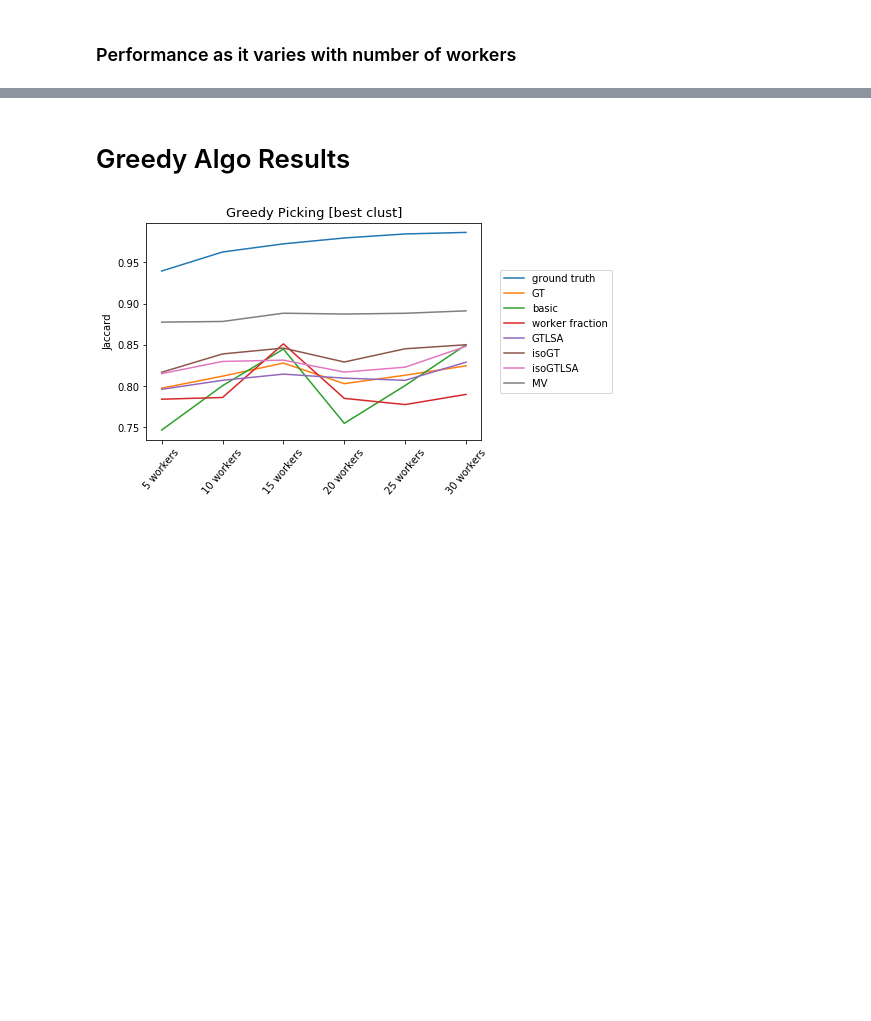
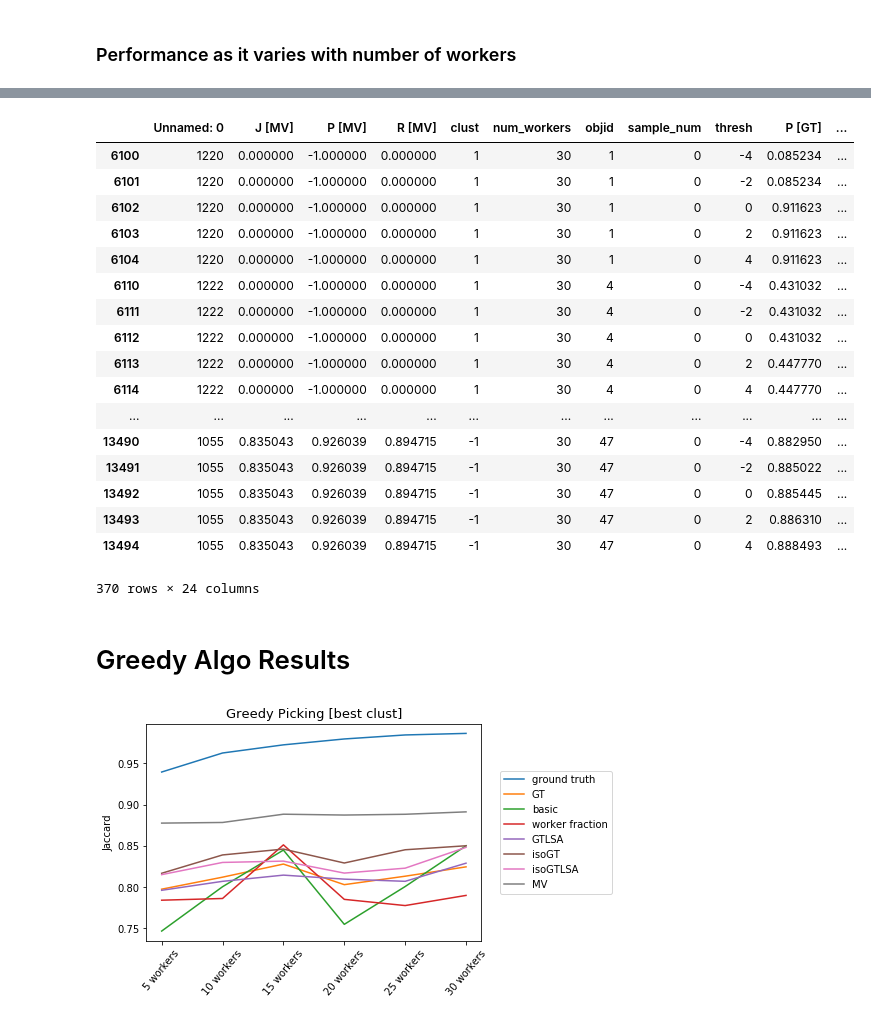
Before and after one commit to cognoscentai/segmentation, a Jupyter notebook: ipynb/PixelBasedGroundTruthExperiment-WithCluster.ipynb, the cells around one changed output, grey strips where cells are left out. Drawn from its saved outputs; the diff is of its cells as text; code cells hidden in the pictures; blank space fills up the shorter version.

```diff
--- a/ipynb/PixelBasedGroundTruthExperiment-WithCluster.ipynb
+++ b/ipynb/PixelBasedGroundTruthExperiment-WithCluster.ipynb
@@ -19,0 +37,16 @@ or matplotlib.backends is imported for the first time.
+# %%
+clust_df = pd.read_csv("spectral_clustering_all_hard_obj.csv")
+#pick the cluster with the highest count
+# clust_df["count"]=clust_df.groupby(['objid','cluster']).transform("count")
+# clust_df=clust_df.drop('wid',axis=1)
+# best_clust_df = clust_df.loc[clust_df.groupby(['objid'])["count"].idxmax()]
+# best_clust_df = best_clust_df.drop(["count"],axis=1)
+# pick the cluster with the highest MV
+best_clust_df = MV_clust.loc[MV_clust.groupby(["sample_num","num_workers","objid"])["MV_jaccard"].idxmax()]
+best_clust_df = best_clust_df.drop(['MV_precision','MV_recall','MV_jaccard'],axis=1)
+
+object_lst = [1, 2, 3, 4, 5, 6, 7, 8, 9, 10, 11, 12, 13, 14, 15, 16, 17, 18, 19, 20, 21, 22, 23, 24, 25, 26, 27, 28, 29, 30, 31, 32, 33, 34, 36, 37, 38, 39, 42, 43, 44, 45, 46, 47]
+noClust_obj =[obj for obj in object_lst if obj not in clust_df.objid.unique() ]
+# noClust_df = pd.DataFrame(zip(noClust_obj,list(-1*np.ones_like(noClust_obj))),columns=["objid","clust"])
+# clust_df = pd.concat([best_clust_df,noClust_df])
+best_clust_df = best_clust_df.rename(columns={'cluster':'clust'})
@@ -93,3 +126,24 @@ MV_best_clust_thresh= [0.8775262966952535, 0.87830363026608171, 0.88833647762838
+# %%
+best_clust_no_thresh_df[best_clust_no_thresh_df["num_workers"]==30]
+# %% [output]
+|  | Unnamed: 0 | J [MV] | P [MV] | R [MV] | clust | num_workers | objid | sample_num | thresh | P [GT] | ... |
+| 6100 | 1220 | 0.000000 | -1.000000 | 0.000000 | 1 | 30 | 1 | 0 | -4 | 0.085234 | ... |
+| 6101 | 1220 | 0.000000 | -1.000000 | 0.000000 | 1 | 30 | 1 | 0 | -2 | 0.085234 | ... |
+| 6102 | 1220 | 0.000000 | -1.000000 | 0.000000 | 1 | 30 | 1 | 0 | 0 | 0.911623 | ... |
+| 6103 | 1220 | 0.000000 | -1.000000 | 0.000000 | 1 | 30 | 1 | 0 | 2 | 0.911623 | ... |
+| 6104 | 1220 | 0.000000 | -1.000000 | 0.000000 | 1 | 30 | 1 | 0 | 4 | 0.911623 | ... |
+| 6110 | 1222 | 0.000000 | -1.000000 | 0.000000 | 1 | 30 | 4 | 0 | -4 | 0.431032 | ... |
+| 6111 | 1222 | 0.000000 | -1.000000 | 0.000000 | 1 | 30 | 4 | 0 | -2 | 0.431032 | ... |
+| 6112 | 1222 | 0.000000 | -1.000000 | 0.000000 | 1 | 30 | 4 | 0 | 0 | 0.431032 | ... |
+| 6113 | 1222 | 0.000000 | -1.000000 | 0.000000 | 1 | 30 | 4 | 0 | 2 | 0.447770 | ... |
+| 6114 | 1222 | 0.000000 | -1.000000 | 0.000000 | 1 | 30 | 4 | 0 | 4 | 0.447770 | ... |
+| ... | ... | ... | ... | ... | ... | ... | ... | ... | ... | ... | ... |
+| 13490 | 1055 | 0.835043 | 0.926039 | 0.894715 | -1 | 30 | 47 | 0 | -4 | 0.882950 | ... |
+| 13491 | 1055 | 0.835043 | 0.926039 | 0.894715 | -1 | 30 | 47 | 0 | -2 | 0.885022 | ... |
+| 13492 | 1055 | 0.835043 | 0.926039 | 0.894715 | -1 | 30 | 47 | 0 | 0 | 0.885445 | ... |
+| 13493 | 1055 | 0.835043 | 0.926039 | 0.894715 | -1 | 30 | 47 | 0 | 2 | 0.886310 | ... |
+| 13494 | 1055 | 0.835043 | 0.926039 | 0.894715 | -1 | 30 | 47 | 0 | 4 | 0.888493 | ... |
+370 rows × 24 columns
 # %%
 def plot_PRcurve(objid,num_worker,sample_num=0):
     objdf = df[(df["num_workers"]==num_worker)&(df["sample_num"]==sample_num)&(df["objid"]==objid)]
```
Also changed, not shown: parts of 15 cells of this notebook, 3 other files.
